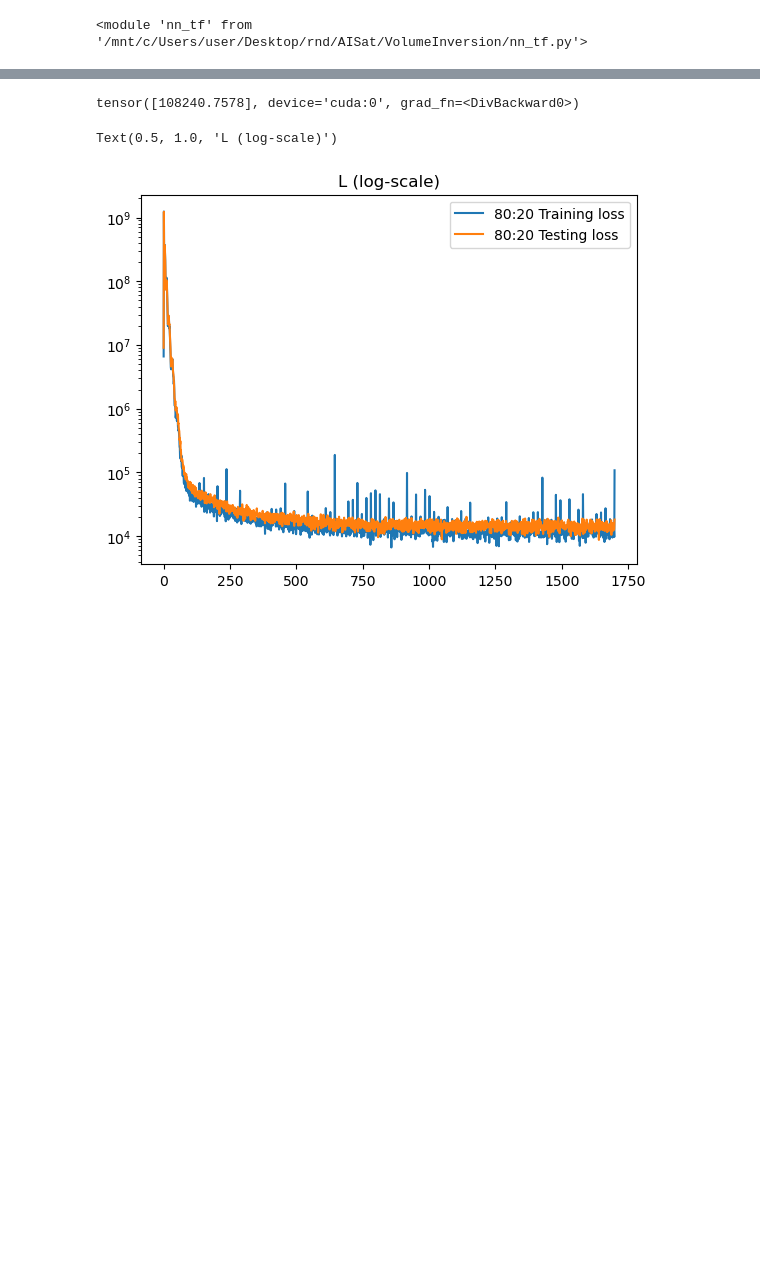
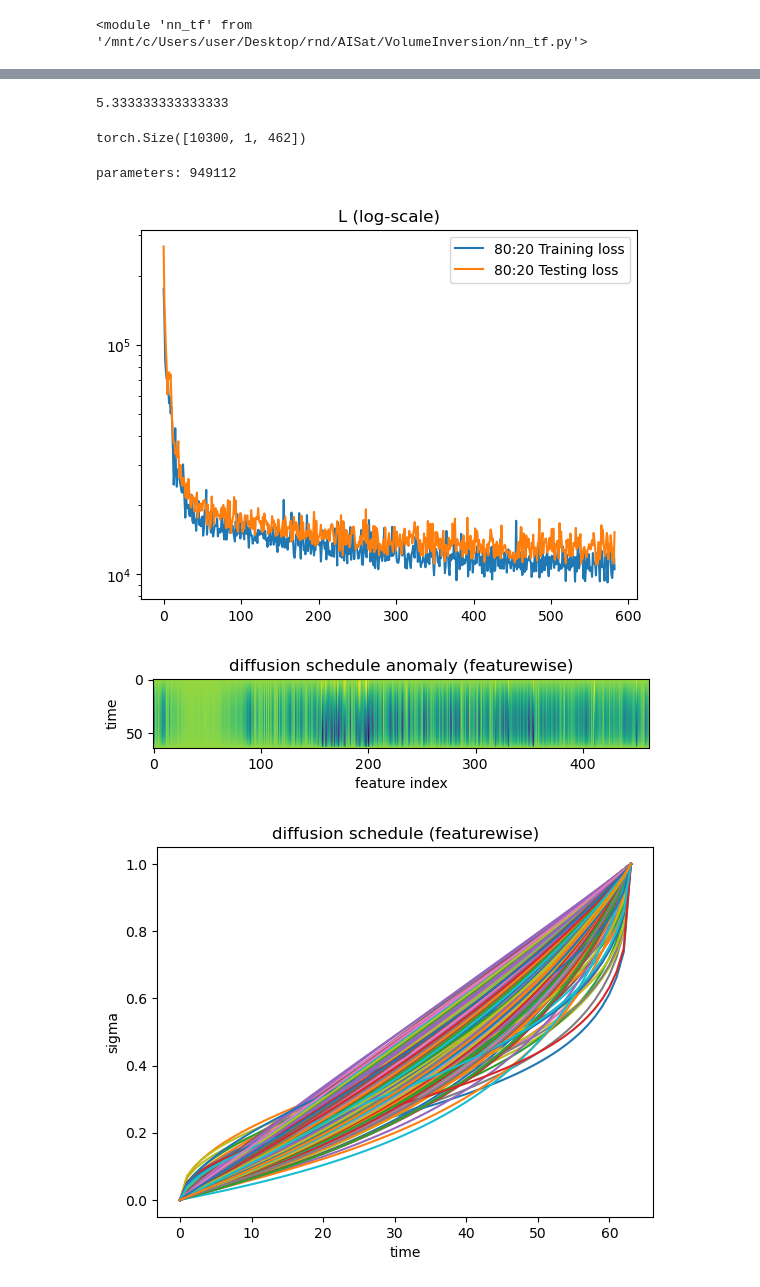
Before and after one commit to jw25-satgeo/VolumeInversion, a Jupyter notebook: Inference_CoreExplorer.ipynb, the cells around one changed output, grey strips where cells are left out. Drawn from its saved outputs; the diff is of its cells as text; code cells hidden in the pictures; blank space fills up the shorter version.

```diff
--- a/Inference_CoreExplorer.ipynb
+++ b/Inference_CoreExplorer.ipynb
@@ -64,11 +78,21 @@ for i in range(30,35):
+# %%
+16/3
+# %% [output]
+5.333333333333333
+# %%
+feed.shape
+# %% [output]
+torch.Size([10300, 1, 462])
 # %%
-#X = preview_feed[:30,:,:vl[0]]
-#X = script_CoreExplorer.WienerNoiser(preview_feed[:30,:,:vl[0]], 1, 5, 64).clamp(X.min(), X.max())
-#plt.plot(X.cpu()[0,0])
+import timewarp; importlib.reload(timewarp)
+import nn_reg; importlib.reload(nn_reg)
+import nn_tf; importlib.reload(nn_tf)
 
 def calc_loss(x, y): # MSE & cosine loss
-    bvar = 1e-8 + y.var(dim=0, keepdim=True)
+    bvar = 1e-6 + y.var(dim=0, keepdim=True)
     l_bcorr = ((x - y).pow(2) / bvar).mean() - F.cosine_similarity(x, y, dim=-1).mean()
+    #xm, ym = x.mean(dim=0, keepdim=True), y.mean(dim=0, keepdim=True)
+    #l_bcorr = ((x - y).pow(2) / bvar).mean() - F.cosine_similarity(x-xm, y-ym, dim=-1).sum(dim=-1).mean()
     #l_unscaled = (x - y).pow(2).mean() - F.cosine_similarity(x,y,dim=-1).mean()
     return l_bcorr
 
@@ -77,46 +101,57 @@ def get_condmask(x): # select & lock nC4 EM signature of 1 incidence in ...,EM_r
     k = torch.randint(incidence_n, (x.shape[0],), device=x.device)
     _mask[torch.arange(x.shape[0], device=x.device), :, k] = False # for (N,1,k,P,P)
     _mask = torch.cat([_mask.flatten(1), _mask.flatten(1)], dim=1)
-
     omask = torch.ones_like(x, dtype=torch.bool)
-
     omask[..., -_mask.shape[-1]:] = _mask[:,None,:] # transfer to full feature vector
     return omask
 
-sigmas = nn_reg.EqualDensity_Noising_Sigmas(128, 1e-3, 1, -1.2, 1.2, False)
-etas = (sigmas[:-1]-sigmas[1:])*0.05 # Langevin annealing
-model = nn_tf.r2PA_CSDE_Transformer(h=8, dim=feed.shape[-1], hdim=16, c=1, activation='sigmoid', sigmas=etas).to('cuda', torch.float32)
-wrapper = nn_reg.ScoreMatchingWrapper_Conditional(model, calc_loss, sigmas)
+
+model = nn_tf.r2PA_Transformer(h=16, c=1, dim=feed.shape[-1], hdim=16, layers=4, activation='sigmoid')
+wrapper = nn_reg.VMWrapper(model, feed.shape[-1], n=64, T=1).to('cuda', torch.float32)
 
 # -- save whitener & dewhitener for later reference
 model.whitener = whitener
 model.unwhitener = dwhitenr
+
+print('parameters:', sum(p.numel() for p in model.parameters() if p.requires_grad))
+# %% [output]
+parameters: 949112
 # %%
-d_train, d_valid = feed[:-feed.shape[0]//5], feed[-feed.shape[0]//5:]
-
-epochs, batch_size = 400, 200
+d_train, d_valid = feed[:-feed.shape[0]//10], feed[-feed.shape[0]//10:]
+# optimizer
+epochs, batch_size = 500, 1000
 loss_hist = [0]
 v_loss_hist = [0]
-opt = torch.optim.AdamW(model.parameters(), lr=0.005, fused=True)
+#opt = torch.optim.AdamW(wrapper.parameters(), lr=0.02, fused=True)
+opt = torch.optim.AdamW(wrapper.parameters(), lr=0.005, fused=True)
 sched = torch.optim.lr_scheduler.ReduceLROnPlateau(opt, patience=20, factor=0.9)
+# iterated training
 t_loop = tqdm.tqdm(range(epochs))
 for i in t_loop:
     d_perm = torch.randperm(d_train.shape[0])
     for j in range(0, d_train.shape[0], batch_size):
         opt.zero_grad()
         s_train = d_train[d_perm[j:j+batch_size]]
-        loss    = wrapper.train(s_train, get_condmask(s_train))
-        v_loss  = wrapper.train(d_valid, get_condmask(d_valid), do_backprop=False).detach()
+        s_valid = d_valid[np.random.choice(np.arange(d_valid.shape[0]), size=batch_size)]
+        loss    = wrapper.train(s_train)
+        v_loss  = wrapper.train(s_valid, do_backprop=False).detach()
         opt.step()
         sched.step(v_loss)
         v_loss_hist.append(v_loss.item()); loss_hist.append(loss.detach().item())
         t_loop.set_description(f'epoch {i} - lr : {opt.param_groups[0]['lr']} - loss : {loss_hist[-1]}')
 print(loss)
-# %% [output]
-tensor([108240.7578], device='cuda:0', grad_fn=<DivBackward0>)
 # %%
-plt.plot(loss_hist[1:]); plt.plot(v_loss_hist[1:]); plt.legend(['80:20 Training loss', '80:20 Testing loss']); plt.yscale('log')
-plt.title('L (log-scale)')
+_st = 5
+plt.plot(loss_hist[_st:]); plt.plot(v_loss_hist[_st:])
+plt.legend(['80:20 Training loss', '80:20 Testing loss']);# plt.yscale('log')
+plt.yscale('log'); plt.title('L (log-scale)')
+plt.show()
+
+sched = wrapper.schedf(torch.linspace(0,1,wrapper.n).to('cuda'), invert=True).detach().cpu()
+plt.imshow(sched - torch.linspace(0,1,wrapper.n)[:,None]); plt.title('diffusion schedule anomaly (featurewise)')
+plt.xlabel('feature index'); plt.ylabel('time'); plt.show()
+plt.plot(sched); plt.title('diffusion schedule (featurewise)'); plt.xlabel('time'); plt.ylabel('sigma'); plt.show()
 # %% [output]
-Text(0.5, 1.0, 'L (log-scale)')
-[figure, old version]
+[figure, new version]
+[figure, added]
+[figure, added]
```
Also changed, not shown: parts of 12 cells of this notebook, 23 other files.
